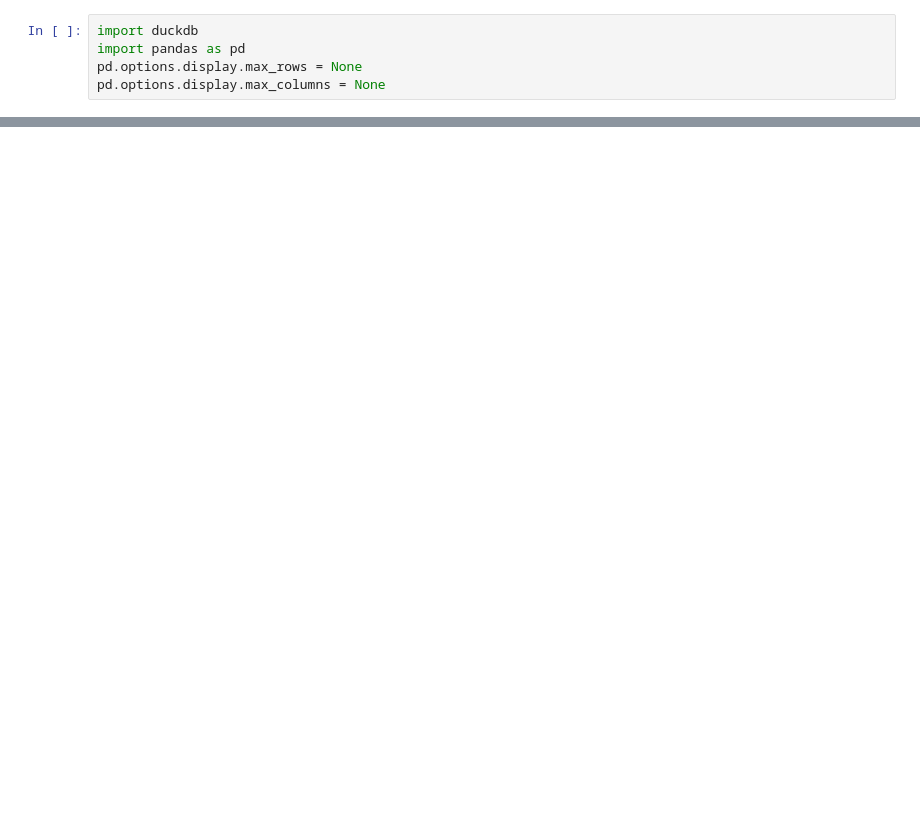
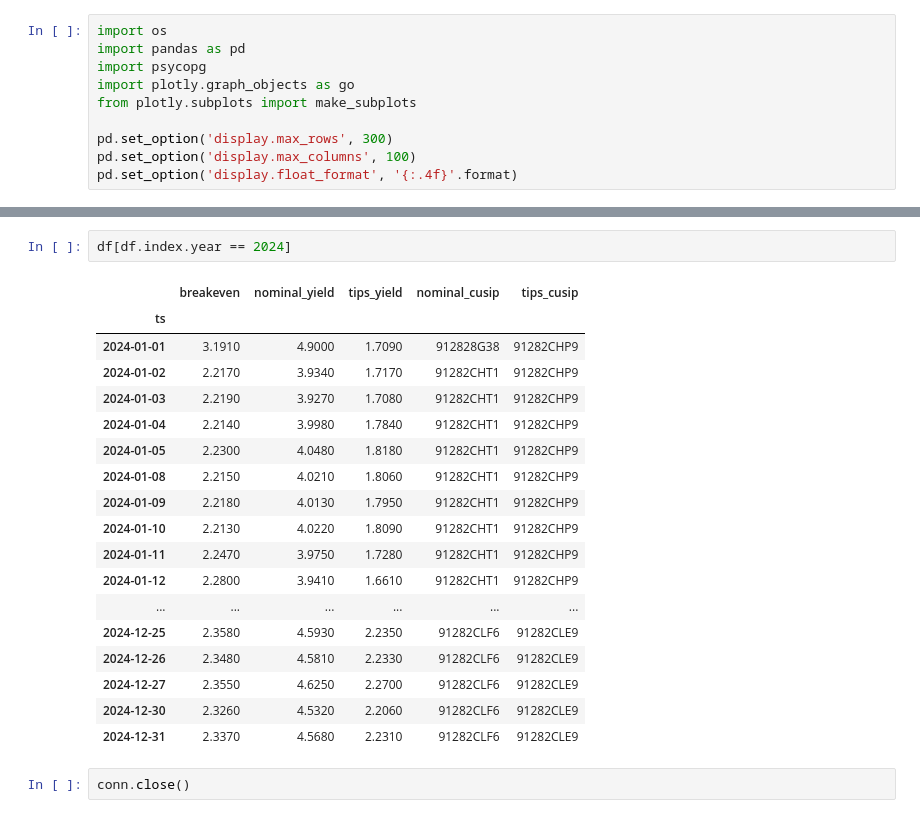
Before and after one commit to jbenr/Views, a Jupyter notebook: jupe.ipynb, the cells around one changed output, grey strips where cells are left out. Cells and saved outputs as stored; diff of their text form; blank space fills up the shorter version.

```diff
--- a/jupe.ipynb
+++ b/jupe.ipynb
@@ -1,6 +1,11 @@
 # %%
-import duckdb
+import os
 import pandas as pd
-pd.options.display.max_rows = None
-pd.options.display.max_columns = None
+import psycopg
+import plotly.graph_objects as go
+from plotly.subplots import make_subplots
+
+pd.set_option('display.max_rows', 300)
+pd.set_option('display.max_columns', 100)
+pd.set_option('display.float_format', '{:.4f}'.format)
 # %%
@@ -37,0 +104,23 @@ d.tail(10)
+# %%
+df[df.index.year == 2024]
+# %% [output]
+|  | breakeven | nominal_yield | tips_yield | nominal_cusip | tips_cusip |
+| ts |  |  |  |  |  |
+| 2024-01-01 | 3.1910 | 4.9000 | 1.7090 | 912828G38 | 91282CHP9 |
+| 2024-01-02 | 2.2170 | 3.9340 | 1.7170 | 91282CHT1 | 91282CHP9 |
+| 2024-01-03 | 2.2190 | 3.9270 | 1.7080 | 91282CHT1 | 91282CHP9 |
+| 2024-01-04 | 2.2140 | 3.9980 | 1.7840 | 91282CHT1 | 91282CHP9 |
+| 2024-01-05 | 2.2300 | 4.0480 | 1.8180 | 91282CHT1 | 91282CHP9 |
+| 2024-01-08 | 2.2150 | 4.0210 | 1.8060 | 91282CHT1 | 91282CHP9 |
+| 2024-01-09 | 2.2180 | 4.0130 | 1.7950 | 91282CHT1 | 91282CHP9 |
+| 2024-01-10 | 2.2130 | 4.0220 | 1.8090 | 91282CHT1 | 91282CHP9 |
+| 2024-01-11 | 2.2470 | 3.9750 | 1.7280 | 91282CHT1 | 91282CHP9 |
+| 2024-01-12 | 2.2800 | 3.9410 | 1.6610 | 91282CHT1 | 91282CHP9 |
+| ... | ... | ... | ... | ... | ... |
+| 2024-12-25 | 2.3580 | 4.5930 | 2.2350 | 91282CLF6 | 91282CLE9 |
+| 2024-12-26 | 2.3480 | 4.5810 | 2.2330 | 91282CLF6 | 91282CLE9 |
+| 2024-12-27 | 2.3550 | 4.6250 | 2.2700 | 91282CLF6 | 91282CLE9 |
+| 2024-12-30 | 2.3260 | 4.5320 | 2.2060 | 91282CLF6 | 91282CLE9 |
+| 2024-12-31 | 2.3370 | 4.5680 | 2.2310 | 91282CLF6 | 91282CLE9 |
+# %%
+conn.close()
```
Also changed, not shown: parts of 4 cells of this notebook, 1 other file.
